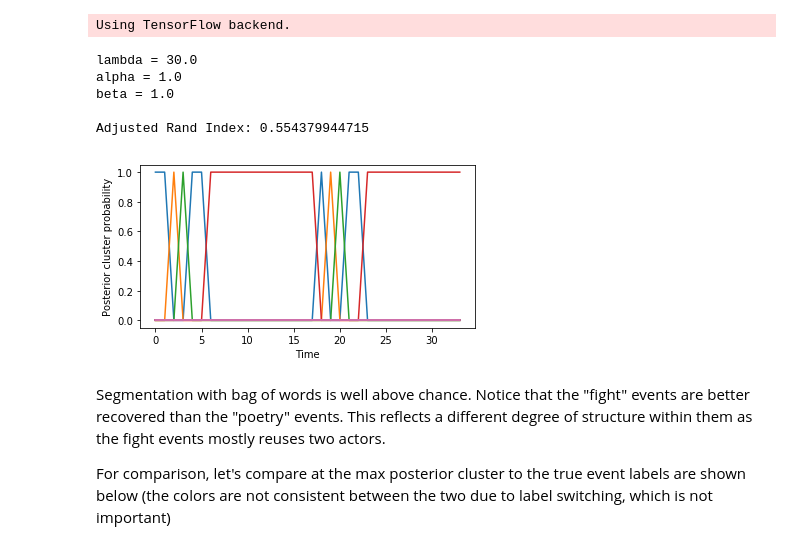
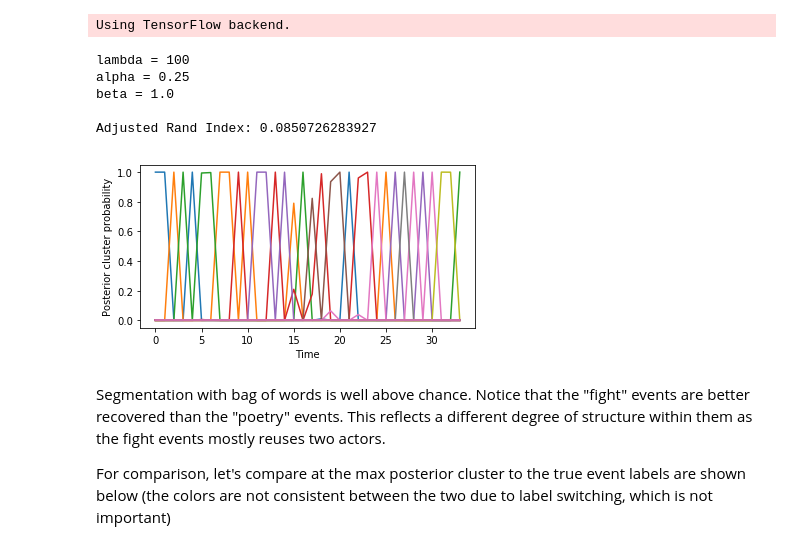
Before and after one commit to nicktfranklin/SEM_paper_simulations, a Jupyter notebook: Demo - Coffee shop world (toy version, structured).ipynb, the cells around one changed output. Saved outputs shown, nothing was run; the diff lists cells and outputs as text; code cells hidden in the pictures.

```diff
--- a/Demo - Coffee shop world (toy version, structured).ipynb
+++ b/Demo - Coffee shop world (toy version, structured).ipynb
@@ -149,10 +149,15 @@ import matplotlib.pyplot as plt
 X_train = scale(X_train)
 distances = [np.linalg.norm(X_train[ii, :] - X_train[ii+1, :]) for ii in range(N-1)]
 # %%
+import matplotlib.pyplot as plt
 import tensorflow as tf
-from models import SEM, KerasSimpleRNN
+from models import SEM, KerasSimpleOnlineRNN, KerasOnlineGRU
 from opt.utils import evaluate
 import numpy as np
+from sklearn.preprocessing import scale
+
+# scaling tends to improve segmentation
+X_train = scale(X_train)
 # %% [output]
 Using TensorFlow backend.
 # %%
@@ -167,43 +172,45 @@ sgd_kwargs = {
     'decay': 0.0001
 }
 
+t_horizon = 3
+
 # specify the model architecture (makes a big difference! especially the training parameters)
-f_class = KerasSimpleRNN
-f_opts = dict(t=3, n_epochs=200, sgd_kwargs=sgd_kwargs,
+f_class = KerasSimpleOnlineRNN
+f_opts = dict(t=t_horizon, n_epochs=50, sgd_kwargs=sgd_kwargs,
               n_hidden1=D, n_hidden2=D,
               hidden_act1='relu', hidden_act2='relu',
               dropout=0.50)
 # %%
-lmda = 30. #best 30
-alfa = 1.
+lmda = 100 #best 30
+alfa = 0.25
 beta = np.var(X_train.flatten())  # this equals 1 if the data are scaled
 Omega = {
     'lmda': lmda,  # Stickyness (prior)
     'alfa': alfa, # Concentration parameter (prior)
     'beta': beta, # Likelihood noise
-    't': 3,
+    't': t_horizon,
     'f_class': f_class,
     'f_opts': f_opts
 }
 print 'lambda =', lmda
 print 'alpha =', alfa
 print 'beta =', beta
 
 r, post, pe = evaluate(X_train, y_train, Omega, save=False, return_pe=True)
 print "Adjusted Rand Index:", r
 plt.figure(figsize=(6, 3.0))
 plt.plot(post)
 plt.gca().set_ylabel('Posterior cluster probability')
 plt.gca().set_xlabel('Time')
 plt.show()
 tf.Session().close()
 # %% [output]
-lambda = 30.0
-alpha = 1.0
+lambda = 100
+alpha = 0.25
 beta = 1.0
 
-Adjusted Rand Index: 0.554379944715
+Adjusted Rand Index: 0.0850726283927
-[figure, old version]
+[figure, new version]
 # %% [markdown]
 Segmentation with bag of words is well above chance. Notice that the "fight" events are better recovered than the "poetry" events. This reflects a different degree of structure within them as the fight events mostly reuses two actors.
 
```
Also changed, not shown: parts of 4 cells of this notebook, 3 other files.
